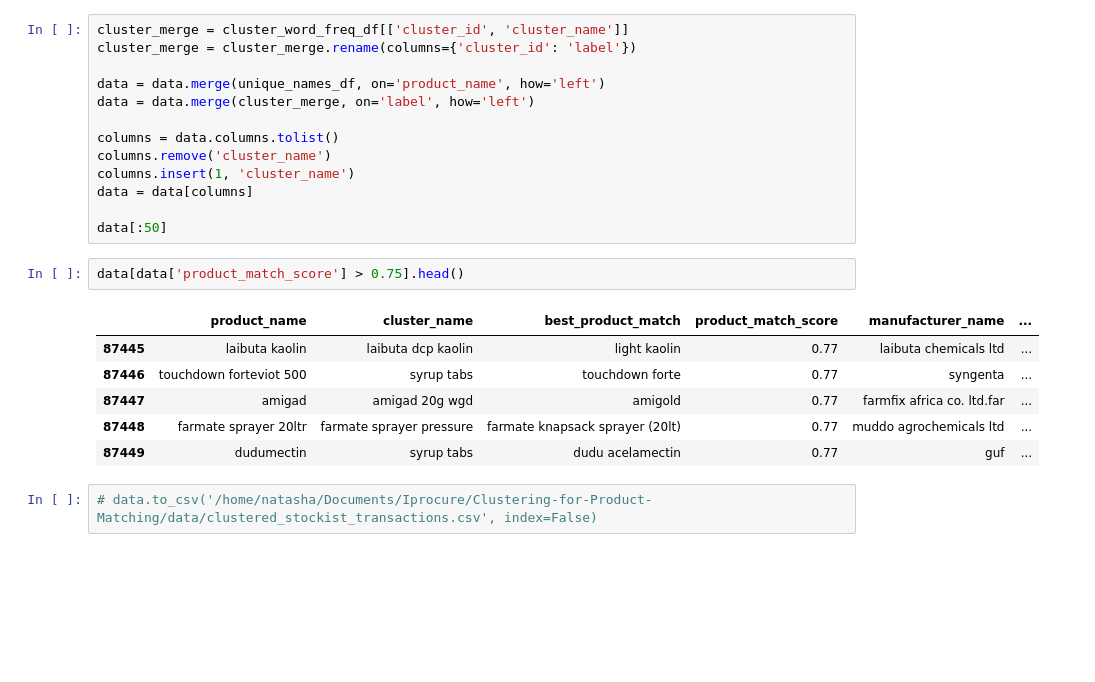
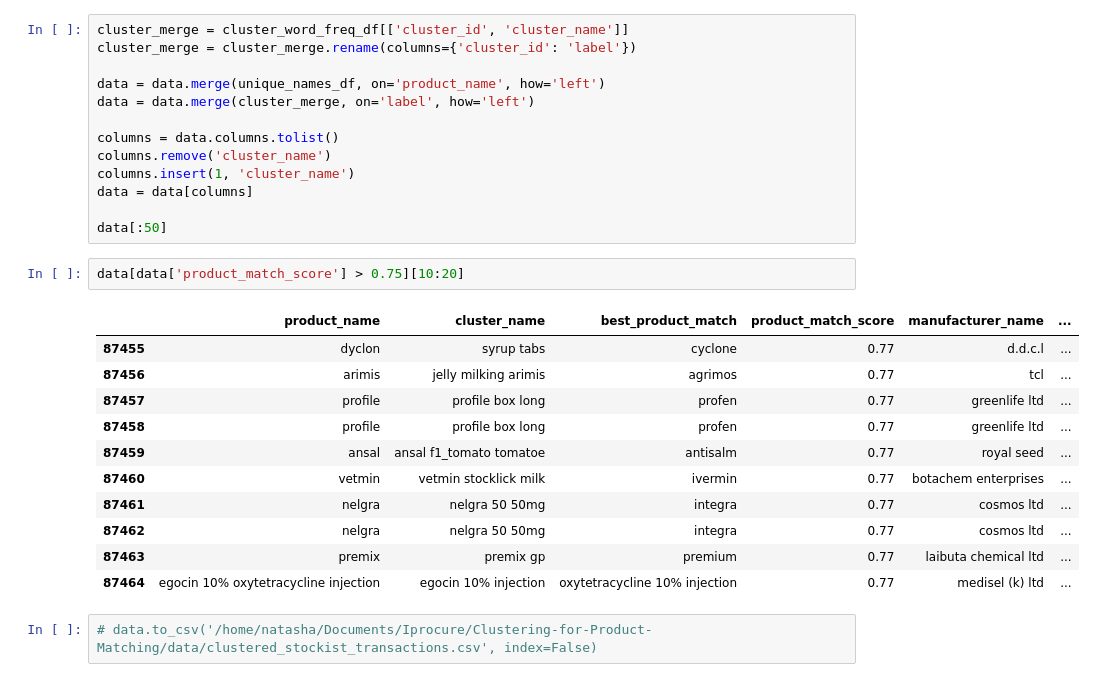
Before and after one commit to natbernard/Clustering-for-Product-Matching, a Jupyter notebook: model/clustering_stockist_transactions.ipynb, the cells around one changed output. Saved outputs shown, nothing was run; the diff lists cells and outputs as text; blank space fills up the shorter version.

```diff
--- a/model/clustering_stockist_transactions.ipynb
+++ b/model/clustering_stockist_transactions.ipynb
@@ -213,14 +213,19 @@ data = data[columns]
 
 data[:50]
 # %%
-data[data['product_match_score'] > 0.75].head()
+data[data['product_match_score'] > 0.75][10:20]
 # %% [output]
 |  | product_name | cluster_name | best_product_match | product_match_score | manufacturer_name | ... |
-| 87445 | laibuta kaolin | laibuta dcp kaolin | light kaolin | 0.77 | laibuta chemicals ltd | ... |
-| 87446 | touchdown forteviot 500 | syrup tabs | touchdown forte | 0.77 | syngenta | ... |
-| 87447 | amigad | amigad 20g wgd | amigold | 0.77 | farmfix africa co. ltd.far | ... |
-| 87448 | farmate sprayer 20ltr | farmate sprayer pressure | farmate knapsack sprayer (20lt) | 0.77 | muddo agrochemicals ltd | ... |
-| 87449 | dudumectin | syrup tabs | dudu acelamectin | 0.77 | guf | ... |
+| 87455 | dyclon | syrup tabs | cyclone | 0.77 | d.d.c.l | ... |
+| 87456 | arimis | jelly milking arimis | agrimos | 0.77 | tcl | ... |
+| 87457 | profile | profile box long | profen | 0.77 | greenlife ltd | ... |
+| 87458 | profile | profile box long | profen | 0.77 | greenlife ltd | ... |
+| 87459 | ansal | ansal f1_tomato tomatoe | antisalm | 0.77 | royal seed | ... |
+| 87460 | vetmin | vetmin stocklick milk | ivermin | 0.77 | botachem enterprises | ... |
+| 87461 | nelgra | nelgra 50 50mg | integra | 0.77 | cosmos ltd | ... |
+| 87462 | nelgra | nelgra 50 50mg | integra | 0.77 | cosmos ltd | ... |
+| 87463 | premix | premix gp | premium | 0.77 | laibuta chemical ltd | ... |
+| 87464 | egocin 10% oxytetracycline injection | egocin 10% injection | oxytetracycline 10% injection | 0.77 | medisel (k) ltd | ... |
 # %%
 # data.to_csv('/home/natasha/Documents/Iprocure/Clustering-for-Product-Matching/data/clustered_stockist_transactions.csv', index=False)
 # %% [markdown]
```
Also changed, not shown: parts of 2 cells of this notebook.
